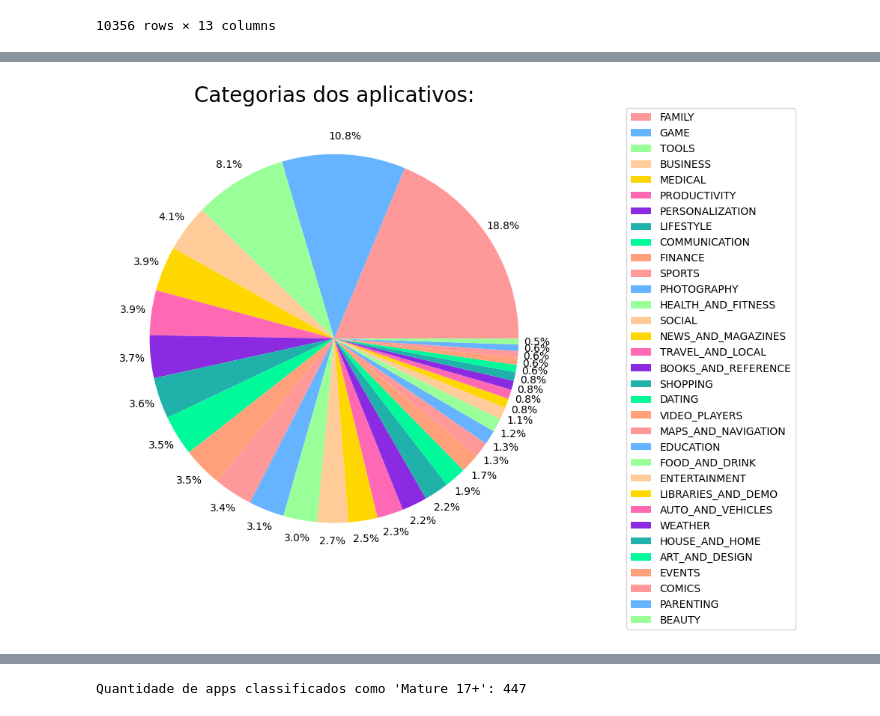
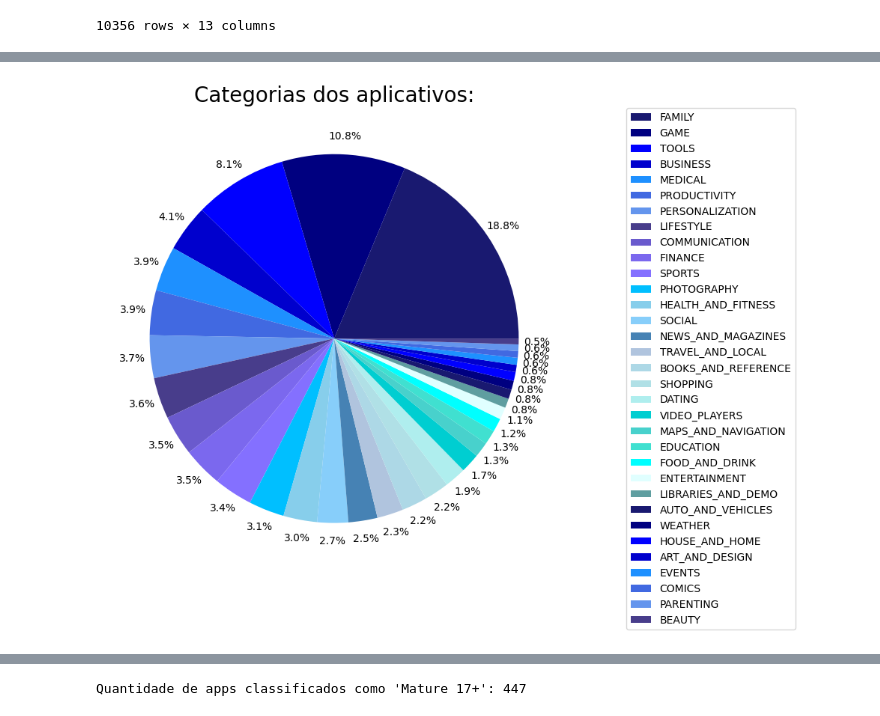
Before and after one commit to yasminfernandesalves/atividades-pb, a Jupyter notebook: Sprint 3/Desafio/etapa-1/desafio.ipynb, the cells around one changed output, grey strips where cells are left out. Cells and saved outputs as stored; diff of their text form; code cells hidden in the pictures.

```diff
--- a/Sprint 3/Desafio/etapa-1/desafio.ipynb
+++ b/Sprint 3/Desafio/etapa-1/desafio.ipynb
@@ -69,14 +77,13 @@ plt.show()
 # %%
-import matplotlib.pyplot as plt
-
 apps_categorias = dados['Category'].value_counts()
 
-cores = ['#FF9999', '#66B3FF', '#99FF99', '#FFCC99', '#FFD700', '#FF69B4', '#8A2BE2', '#20B2AA', '#00FA9A', '#FFA07A']
+cores = ['#191970', '#000080', '#0000FF', '#0000CD', '#1E90FF', '#4169E1', '#6495ED', '#483D8B', '#6A5ACD', '#7B68EE', '#8470FF', '#00BFFF', '#87CEEB', '#87CEFA',
+        '#4682B4', '#B0C4DE', '#ADD8E6', '#B0E0E6', '#AFEEEE', '#00CED1', '#48D1CC', '#40E0D0', '#00FFFF', '#E0FFFF', '#5F9EA0',]
 
 plt.figure(figsize=(8, 8))
 plt.pie(apps_categorias, autopct='%1.1f%%',pctdistance=1.1, colors=cores)
-plt.title("Categorias dos aplicativos:", fontsize=20)
+plt.title("Categorias dos aplicativos:", fontsize=20,)
 plt.legend(apps_categorias.index, bbox_to_anchor=(1.5, 1), loc='upper right', borderaxespad=0)
 plt.show()
 # %% [output]
-[figure, old version]
+[figure, new version]
```
Also changed, not shown: parts of 30 cells of this notebook, 7 other files.
